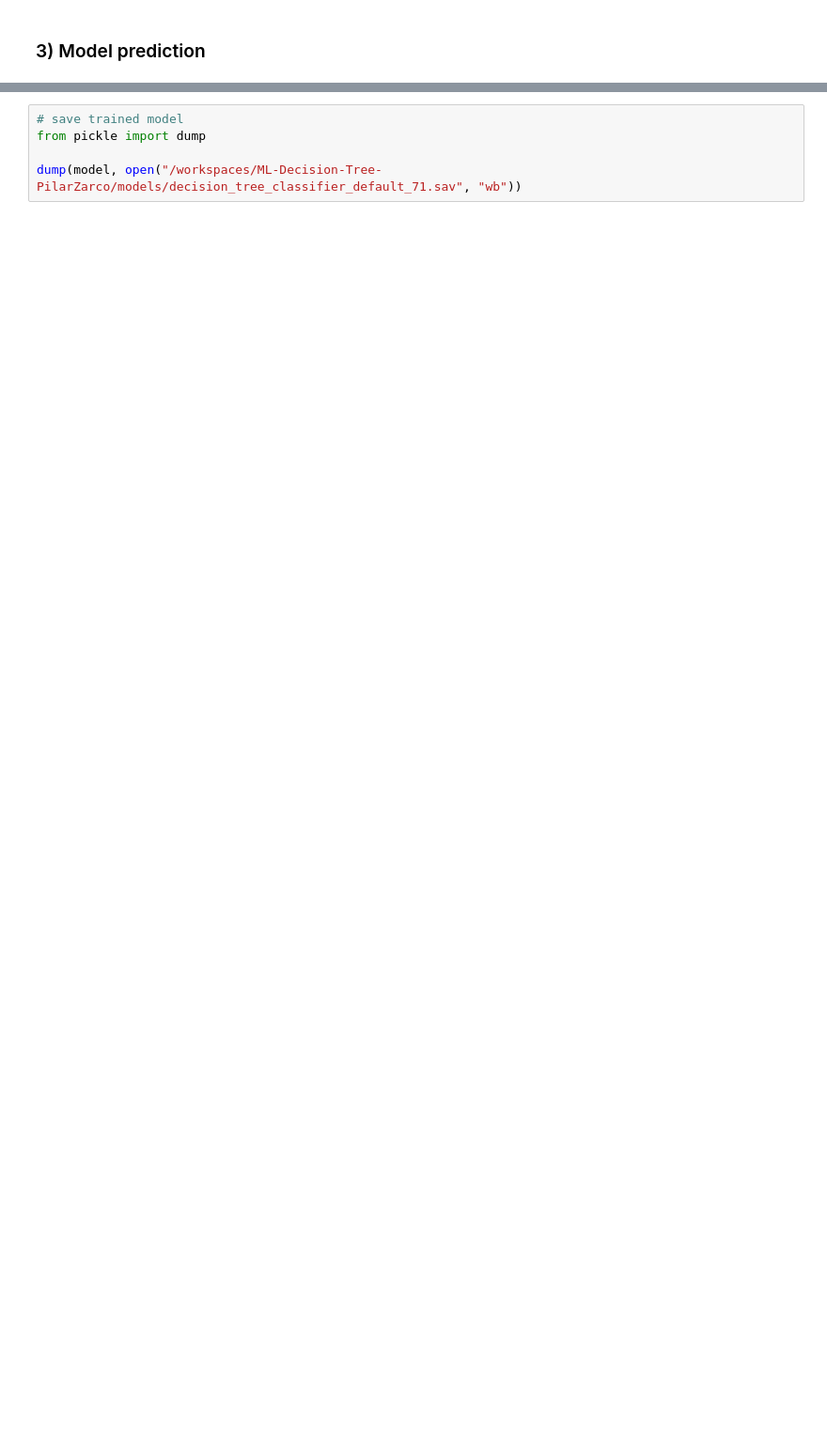
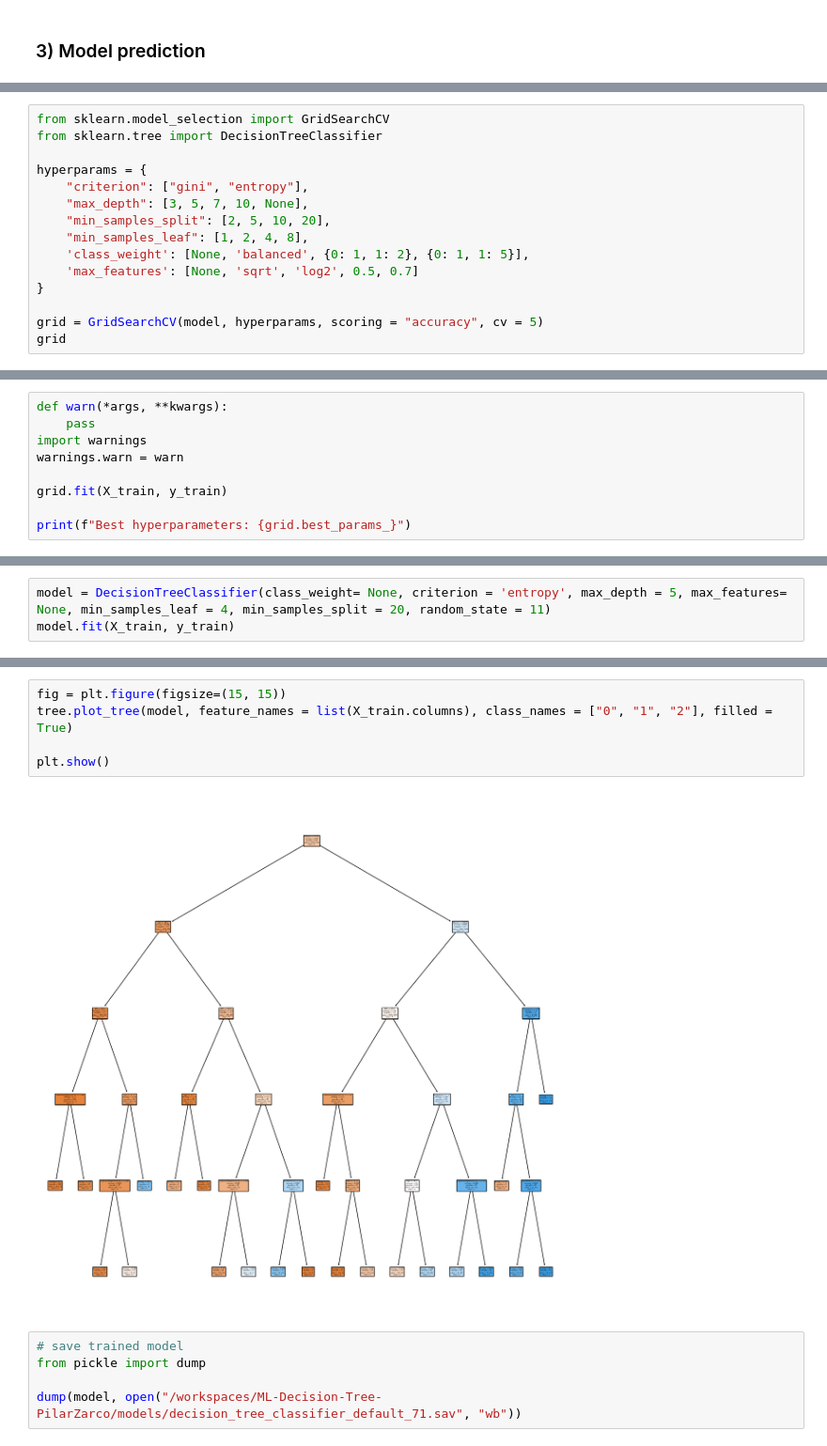
Before and after one commit to 4GeeksAcademy/MLRandom-Forest-PilarZarco, a Jupyter notebook: src/ML Decision Tree Classif.ipynb, the cells around one changed output, grey strips where cells are left out. Shown: that part at 94% size. Drawn from its saved outputs; the diff is of its cells as text; blank space fills up the shorter version.

```diff
--- a/src/ML Decision Tree Classif.ipynb
+++ b/src/ML Decision Tree Classif.ipynb
@@ -71,0 +101,15 @@ accuracy_score(y_test, y_pred)
+# %%
+from sklearn.model_selection import GridSearchCV
+from sklearn.tree import DecisionTreeClassifier
+
+hyperparams = {
+    "criterion": ["gini", "entropy"],
+    "max_depth": [3, 5, 7, 10, None],
+    "min_samples_split": [2, 5, 10, 20],
+    "min_samples_leaf": [1, 2, 4, 8],
+    'class_weight': [None, 'balanced', {0: 1, 1: 2}, {0: 1, 1: 5}],
+    'max_features': [None, 'sqrt', 'log2', 0.5, 0.7]
+}
+
+grid = GridSearchCV(model, hyperparams, scoring = "accuracy", cv = 5)
+grid
@@ -71,0 +126,9 @@ accuracy_score(y_test, y_pred)
+# %%
+def warn(*args, **kwargs):
+    pass
+import warnings
+warnings.warn = warn
+
+grid.fit(X_train, y_train)
+
+print(f"Best hyperparameters: {grid.best_params_}")
@@ -71,0 +137,3 @@ accuracy_score(y_test, y_pred)
+# %%
+model = DecisionTreeClassifier(class_weight= None, criterion = 'entropy', max_depth = 5, max_features= None, min_samples_leaf = 4, min_samples_split = 20, random_state = 11)
+model.fit(X_train, y_train)
@@ -72,3 +160,10 @@ accuracy_score(y_test, y_pred)
+# %%
+fig = plt.figure(figsize=(15, 15))
+tree.plot_tree(model, feature_names = list(X_train.columns), class_names = ["0", "1", "2"], filled = True)
+
+plt.show()
+# %% [output]
+[figure, added]
 # %%
 # save trained model
 from pickle import dump
```
Also changed, not shown: parts of 15 cells of this notebook, 12 other files.
